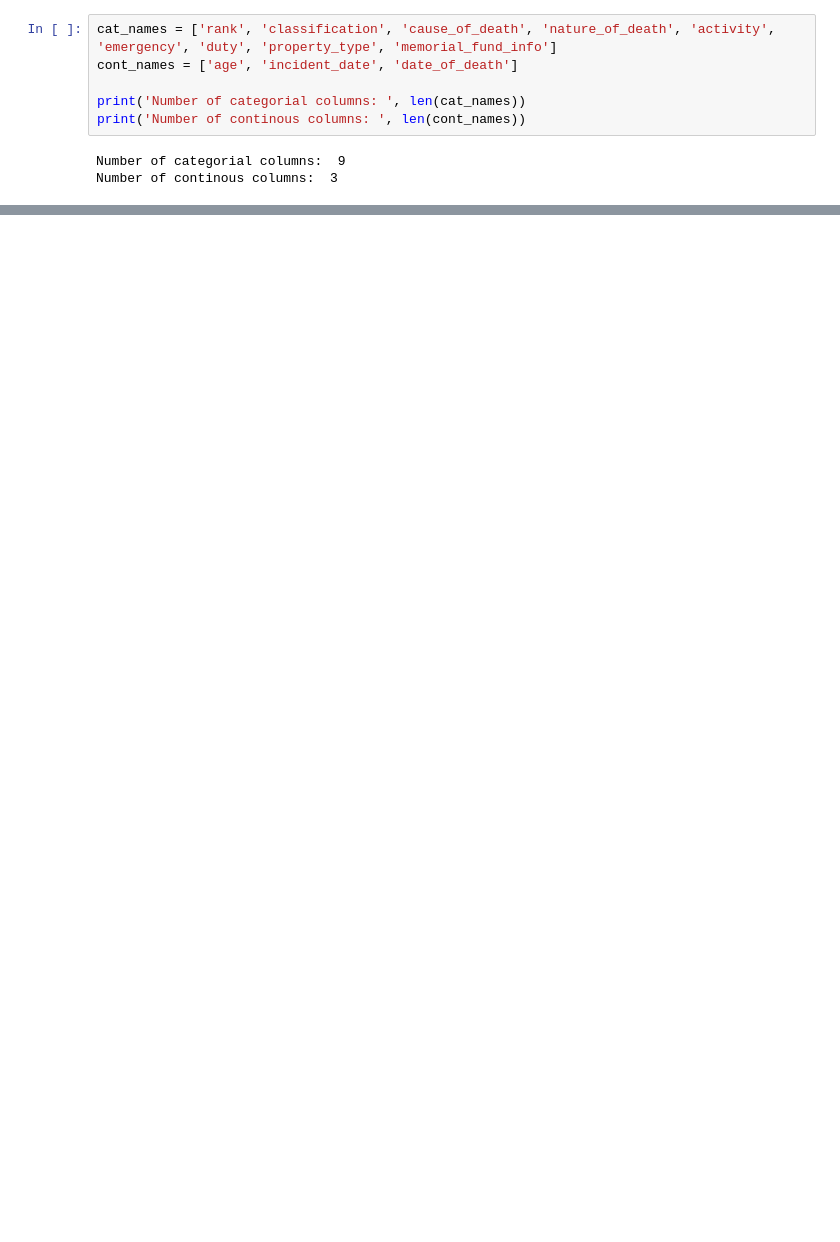
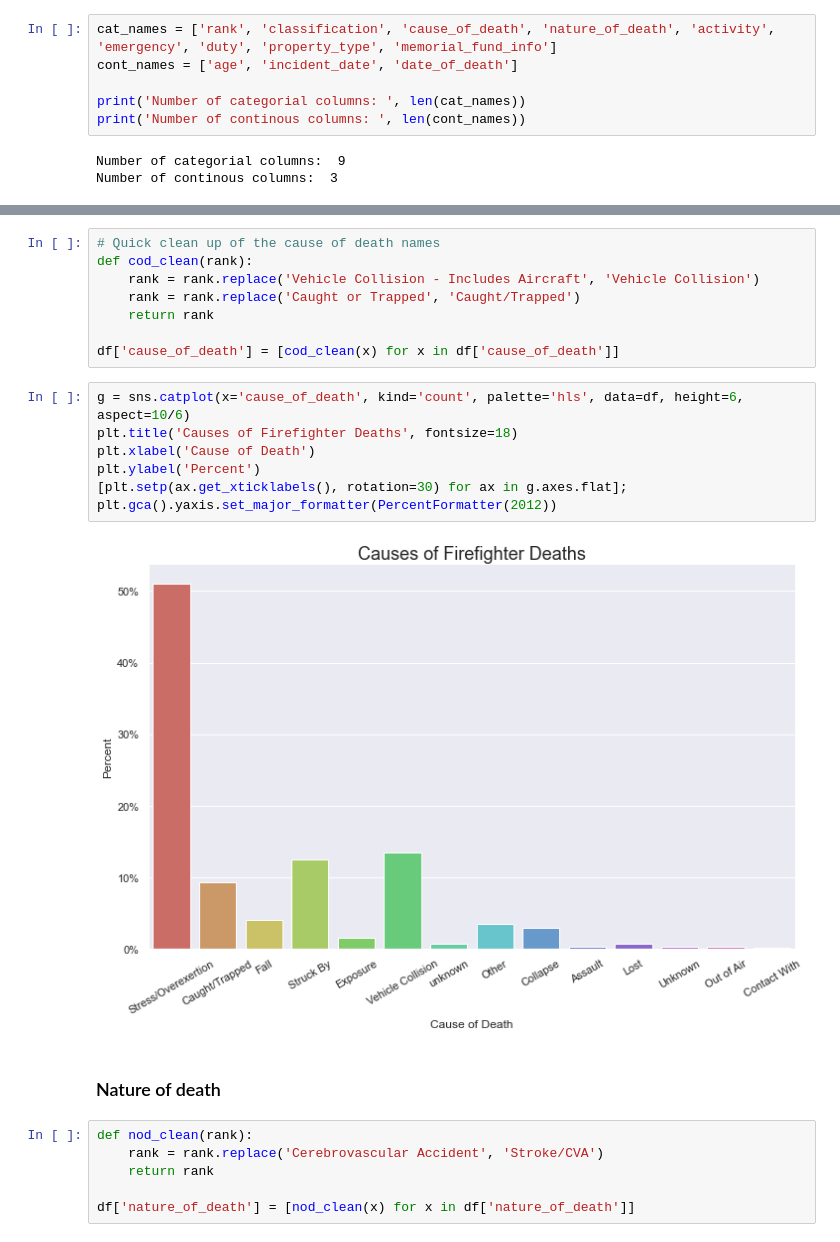
Before and after one commit to abcjamesjordan/firefigher_fatalities, a Jupyter notebook: ff_analysis.ipynb, the cells around one changed output, grey strips where cells are left out. Saved outputs shown, nothing was run; the diff lists cells and outputs as text; blank space fills up the shorter version.

```diff
--- a/ff_analysis.ipynb
+++ b/ff_analysis.ipynb
@@ -372,0 +376,25 @@ Doing a quick value counts shows over 287 "unique" ranks. Let's try to conslidat
+# %%
+# Quick clean up of the cause of death names
+def cod_clean(rank):
+    rank = rank.replace('Vehicle Collision - Includes Aircraft', 'Vehicle Collision')
+    rank = rank.replace('Caught or Trapped', 'Caught/Trapped')
+    return rank
+
+df['cause_of_death'] = [cod_clean(x) for x in df['cause_of_death']]
+# %%
+g = sns.catplot(x='cause_of_death', kind='count', palette='hls', data=df, height=6, aspect=10/6)
+plt.title('Causes of Firefighter Deaths', fontsize=18)
+plt.xlabel('Cause of Death')
+plt.ylabel('Percent')
+[plt.setp(ax.get_xticklabels(), rotation=30) for ax in g.axes.flat];
+plt.gca().yaxis.set_major_formatter(PercentFormatter(2012))
+# %% [output]
+[figure, added]
+# %% [markdown]
+### Nature of death
+# %%
+def nod_clean(rank):
+    rank = rank.replace('Cerebrovascular Accident', 'Stroke/CVA')
+    return rank
+
+df['nature_of_death'] = [nod_clean(x) for x in df['nature_of_death']]
```
Also changed, not shown: parts of 31 cells of this notebook.
